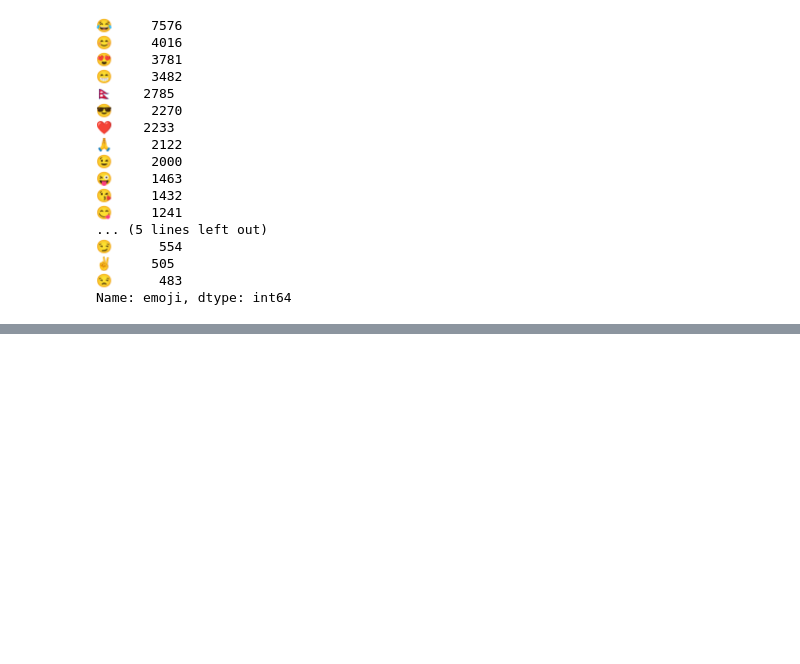
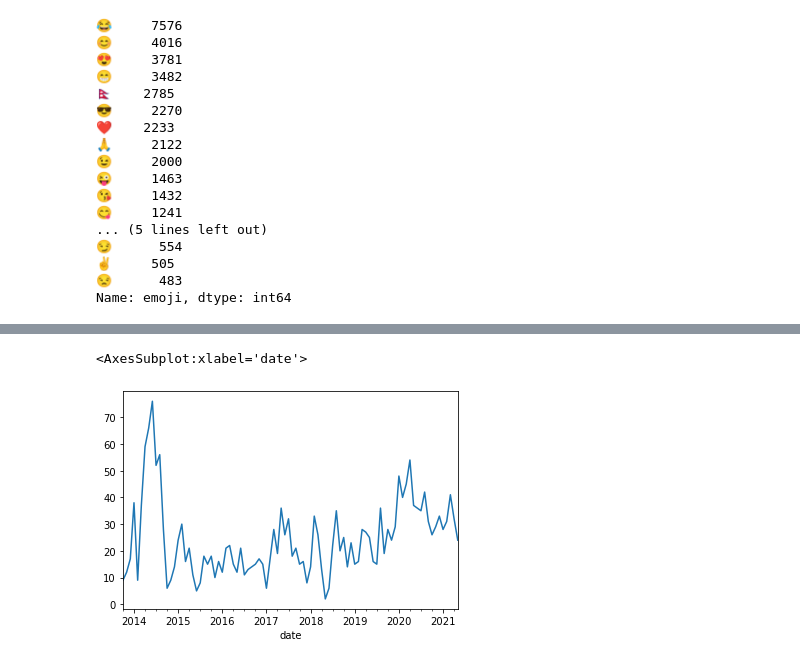
Before and after one commit to ayushsubedi/emojan, a Jupyter notebook: notebooks/2_eda.ipynb, the cells around one changed output, grey strips where cells are left out. Drawn from its saved outputs; the diff is of its cells as text; code cells hidden in the pictures; blank space fills up the shorter version.

```diff
--- a/notebooks/2_eda.ipynb
+++ b/notebooks/2_eda.ipynb
@@ -89,0 +74,5 @@ df
+# %%
+df[df.emoji=="❤️"].set_index('date').resample('M')['id'].count().plot()
+# %% [output]
+<AxesSubplot:xlabel='date'>
+[figure, added]
```
Also changed, not shown: parts of 13 cells of this notebook, 3 other files.
